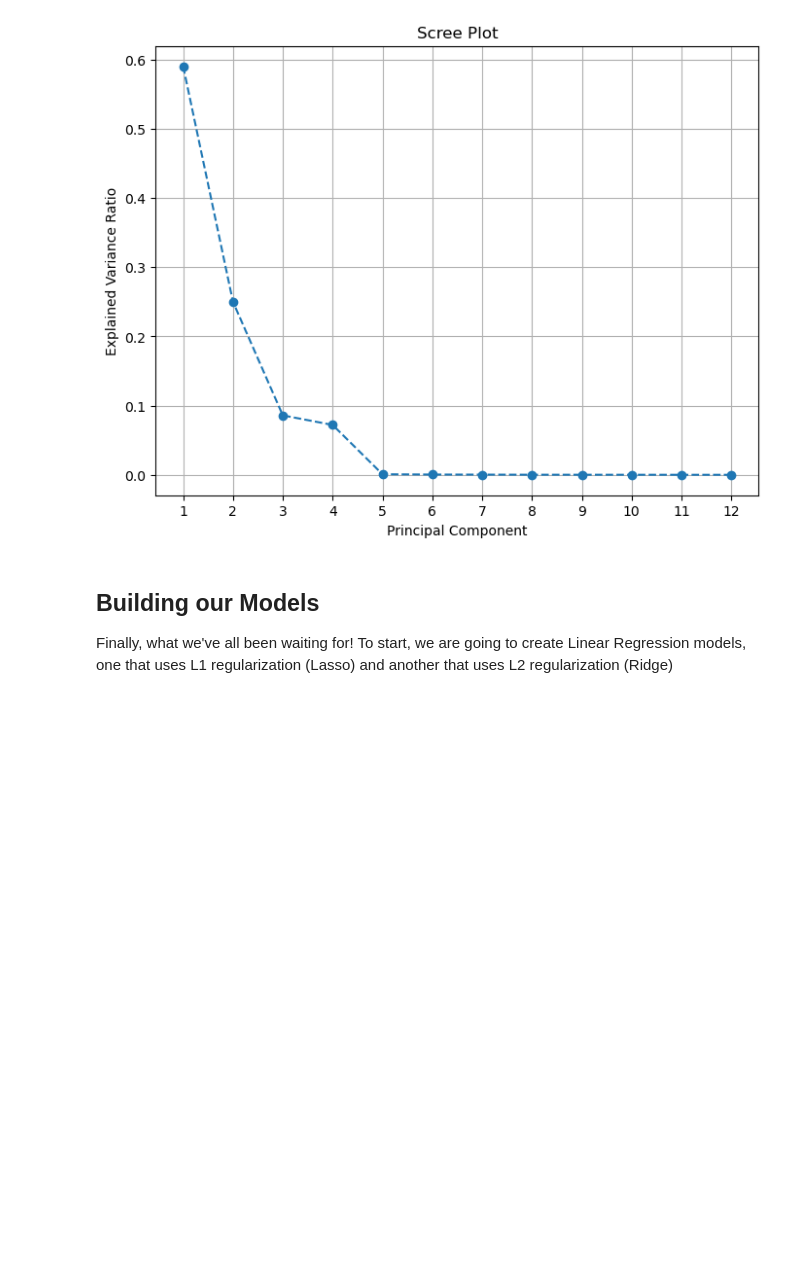
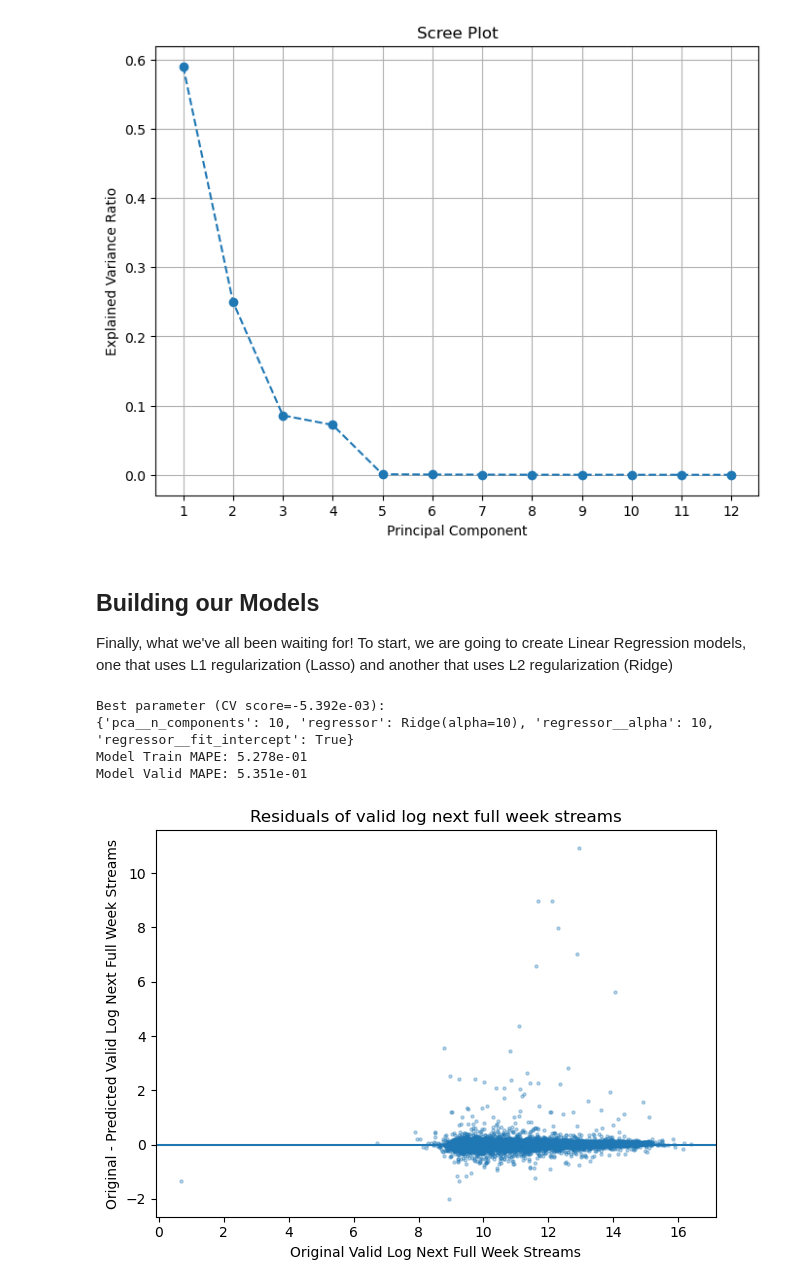
Before and after one commit to willcoomans5/stream_predictions, a Jupyter notebook: stream_predictions.ipynb, the cells around one changed output. Drawn from its saved outputs; the diff is of its cells as text; code cells hidden in the pictures; blank space fills up the shorter version.

Commit message:
create linear regression model

```diff
--- a/stream_predictions.ipynb
+++ b/stream_predictions.ipynb
@@ -108,13 +109,13 @@ def fill_vals(data, cols):
 
     return copy
 
-temp = train.copy()
+
 print("Before imputing the popularity mean:")
+print(train.loc[110357])
+print("\n")
+train_filled = fill_vals(train_df, days)
+print("After imputing the popularity mean :")
 print(temp.loc[110357])
-print("\n")
-train = fill_vals(train, days)
-print("After imputing the popularity mean :")
-print(train.loc[110357])
 # %% [output]
 Before imputing the popularity mean:
 popularity                     0.0
@@ -378,21 +363,21 @@ pca = PCA()
 # Define a Standard Scaler to normalize inputs
 scaler = StandardScaler()
 
-pipe = Pipeline([
+lr_pipe = Pipeline([
     ("scaler", scaler),
      ("pca", pca),
      ("regressor", Ridge())
 ])
 
 # Parameters of pipelines can be set using '__' separated parameter names:
-params = {
+lr_params = {
     "pca__n_components": [1, 2, 3, 4, 5, 10],
     "regressor": [Ridge(), Lasso()],
     "regressor__fit_intercept": [True, False],
     "regressor__alpha": [0.1, 1.0, 10]
 }
 
-search = GridSearchCV(pipe, params, cv=10, scoring='neg_mean_absolute_percentage_error')
+search = GridSearchCV(lr_pipe, lr_params, cv=10, scoring='neg_mean_absolute_percentage_error', n_jobs=-1)
 search.fit(X_train, Y_train)
 print("Best parameter (CV score=%0.3e):" % search.best_score_)
 print(search.best_params_)
@@ -403,18 +388,15 @@ best_model = search.best_estimator_
 Y_train_pred = best_model.predict(X_train)
 Y_valid_pred = best_model.predict(X_valid)
 
-# Calculate test MAPE
+# Calculate validation MAPE
 train_mape = mape(Y_train, Y_train_pred)
 valid_mape = mape(Y_valid, Y_valid_pred)
 
 
 print(f"Model Train MAPE: {train_mape:0.3e}")
 print(f"Model Valid MAPE: {valid_mape:0.3e}")
-
-baseline_train = np.full_like(Y_train, np.mean(Y_train))
-baseline_valid = np.full_like(Y_valid, np.mean(Y_train))
-
-baseline_train_mse = mape(baseline_train, Y_train)
-baseline_test_mse = mape(baseline_valid, Y_valid)
-
-print(f"Baseline Model Valid MAPE: {baseline_test_mse:0.3e}")
+# %% [output]
+Best parameter (CV score=-5.392e-03):
+{'pca__n_components': 10, 'regressor': Ridge(alpha=10), 'regressor__alpha': 10, 'regressor__fit_intercept': True}
+Model Train MAPE: 5.278e-01
+Model Valid MAPE: 5.351e-01
@@ -465,0 +403,9 @@ print(f"Baseline Model Test MSE: {baseline_test_mse:0.3e}")
+# %%
+plt.scatter(Y_valid, Y_valid - Y_valid_pred, alpha=0.3, s=5)
+plt.axhline(0)
+plt.xlabel("Original Valid Log Next Full Week Streams")
+plt.ylabel("Original - Predicted Valid Log Next Full Week Streams")
+plt.title("Residuals of valid log next full week streams")
+plt.tight_layout()
+# %% [output]
+[figure, added]
```
Also changed, not shown: parts of 15 cells of this notebook, 1 other file.
